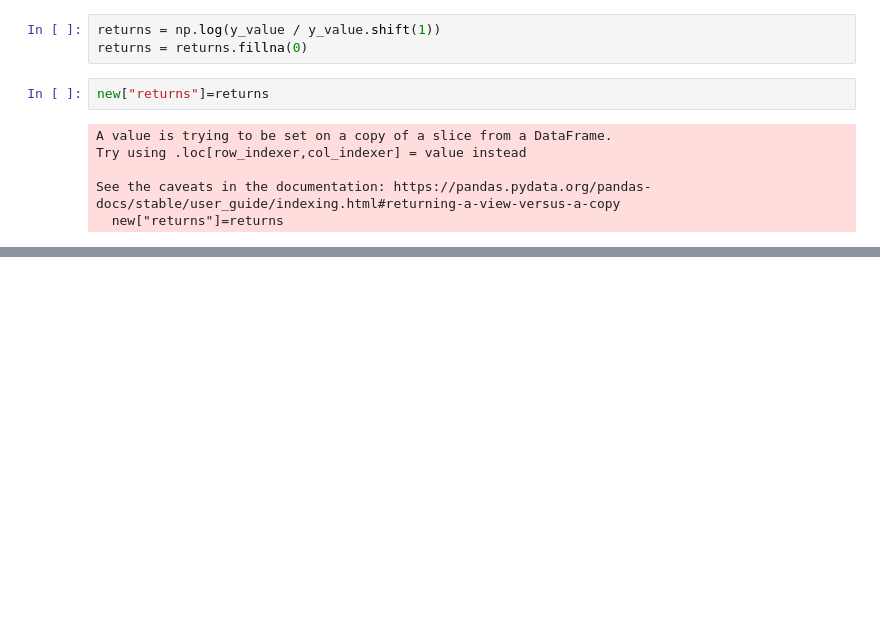
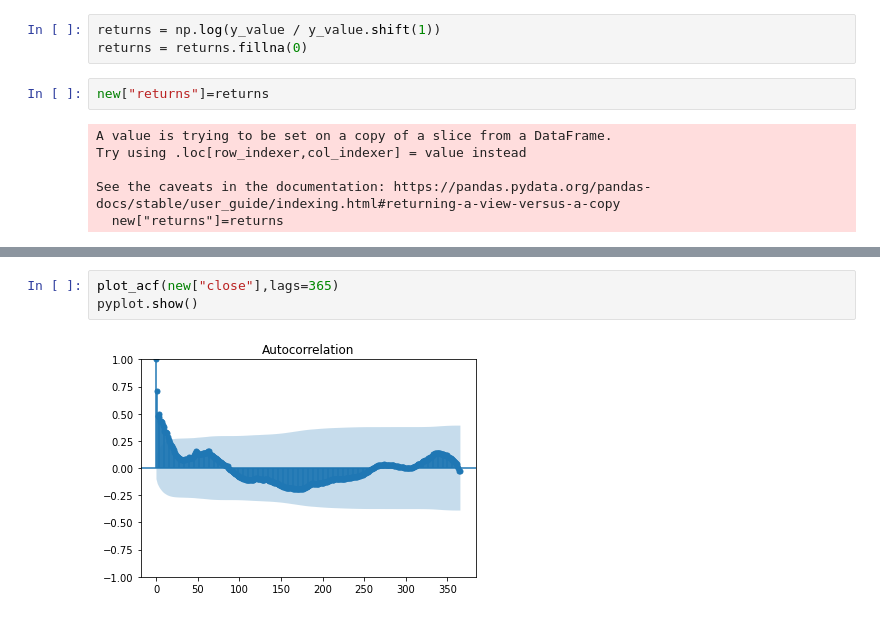
Before and after one commit to shupersap/Virtual_Skepticism, a Jupyter notebook: Modeling.ipynb, the cells around one changed output, grey strips where cells are left out. Saved outputs shown, nothing was run; the diff lists cells and outputs as text; blank space fills up the shorter version.

```diff
--- a/Modeling.ipynb
+++ b/Modeling.ipynb
@@ -68,0 +87,5 @@ plot=pyplot.plot(x_value,new["main_volatility"])
+# %%
+plot_acf(new["close"],lags=365)
+pyplot.show()
+# %% [output]
+[figure, added]
```
Also changed, not shown: parts of 7 cells of this notebook.
